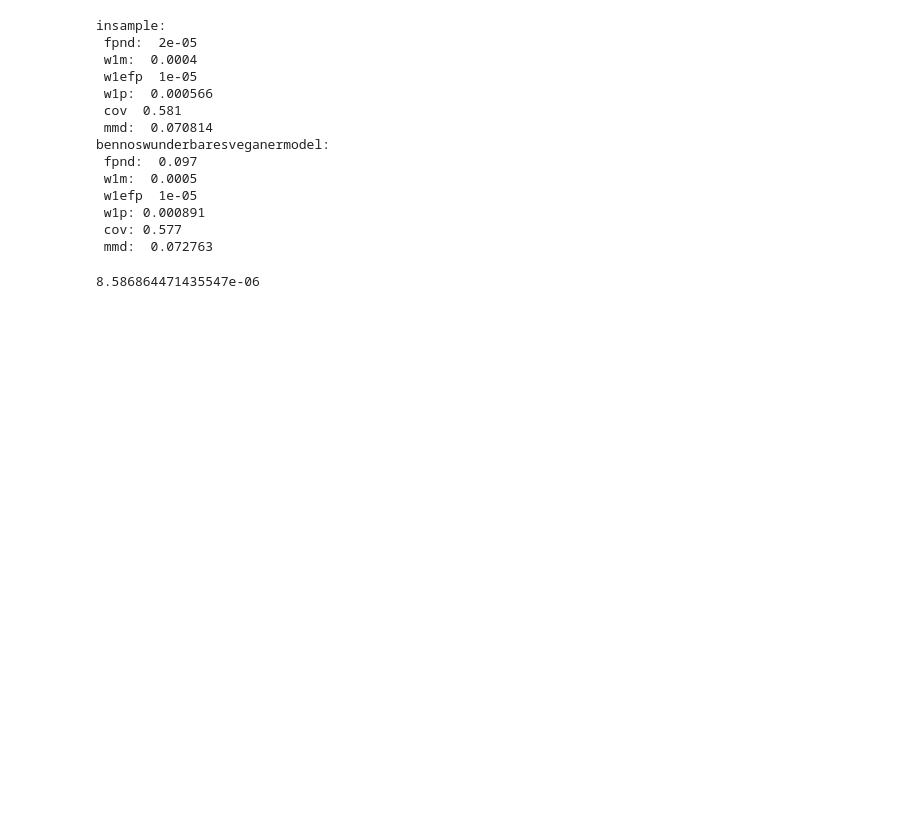
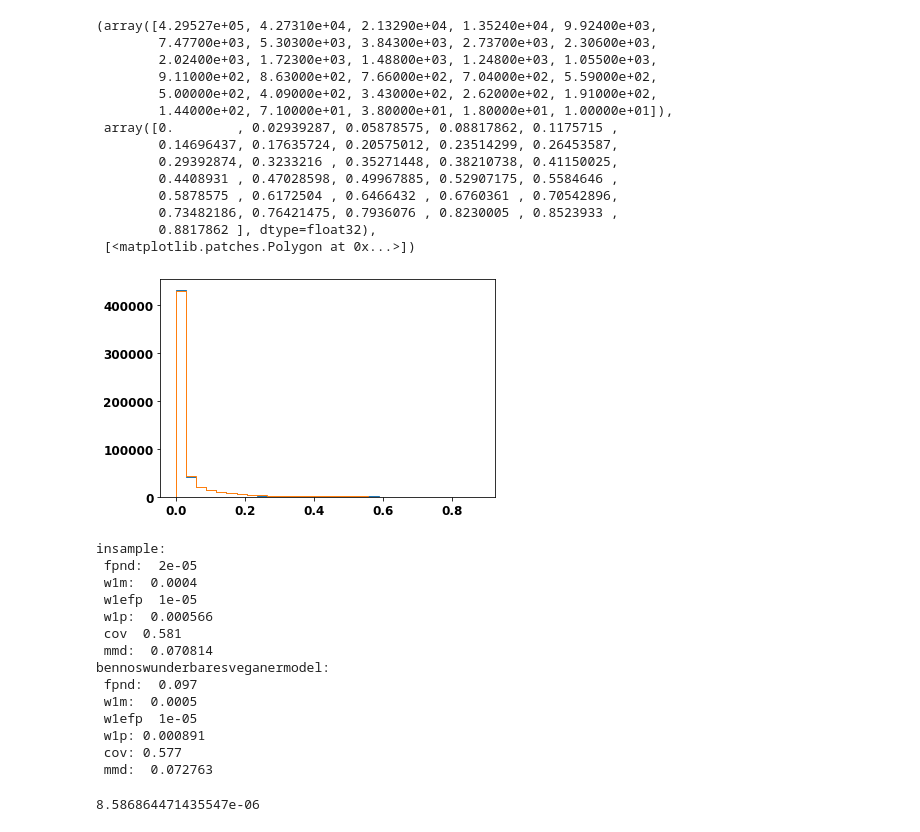
Before and after one commit to kaechb/LitJetNet, a Jupyter notebook: LitNF/plots-trafo-Neurips.ipynb, the cells around one changed output. Drawn from its saved outputs; the diff is of its cells as text; code cells hidden in the pictures; blank space fills up the shorter version.

```diff
--- a/LitNF/plots-trafo-Neurips.ipynb
+++ b/LitNF/plots-trafo-Neurips.ipynb
@@ -588,3 +688,22 @@ epoch 0:  {'val_logprob': -0.009441260248422623, 'val_fpnd': 0.09699653709373024
+# %%
+_,b,_=plt.hist(true_scaled[mask.sum(axis=1)>0].numpy().reshape(-1,3)[:,2],bins=30,histtype="step")
+plt.hist(fake_scaled[mask_test.sum(axis=1)>0].numpy().reshape(-1,3)[:,2],bins=b,histtype="step")
+# %% [output]
+(array([4.29527e+05, 4.27310e+04, 2.13290e+04, 1.35240e+04, 9.92400e+03,
+        7.47700e+03, 5.30300e+03, 3.84300e+03, 2.73700e+03, 2.30600e+03,
+        2.02400e+03, 1.72300e+03, 1.48800e+03, 1.24800e+03, 1.05500e+03,
+        9.11000e+02, 8.63000e+02, 7.66000e+02, 7.04000e+02, 5.59000e+02,
+        5.00000e+02, 4.09000e+02, 3.43000e+02, 2.62000e+02, 1.91000e+02,
+        1.44000e+02, 7.10000e+01, 3.80000e+01, 1.80000e+01, 1.00000e+01]),
+ array([0.        , 0.02939287, 0.05878575, 0.08817862, 0.1175715 ,
+        0.14696437, 0.17635724, 0.20575012, 0.23514299, 0.26453587,
+        0.29392874, 0.3233216 , 0.35271448, 0.38210738, 0.41150025,
+        0.4408931 , 0.47028598, 0.49967885, 0.52907175, 0.5584646 ,
+        0.5878575 , 0.6172504 , 0.6466432 , 0.6760361 , 0.70542896,
+        0.73482186, 0.76421475, 0.7936076 , 0.8230005 , 0.8523933 ,
+        0.8817862 ], dtype=float32),
+ [<matplotlib.patches.Polygon at 0x...>])
+[figure, added]
 # %%
 cov, mmd = cov_mmd(true_scaled, true_scaled, use_tqdm=False)
 try:
```
Also changed, not shown: parts of 10 cells of this notebook, 5 other files.
